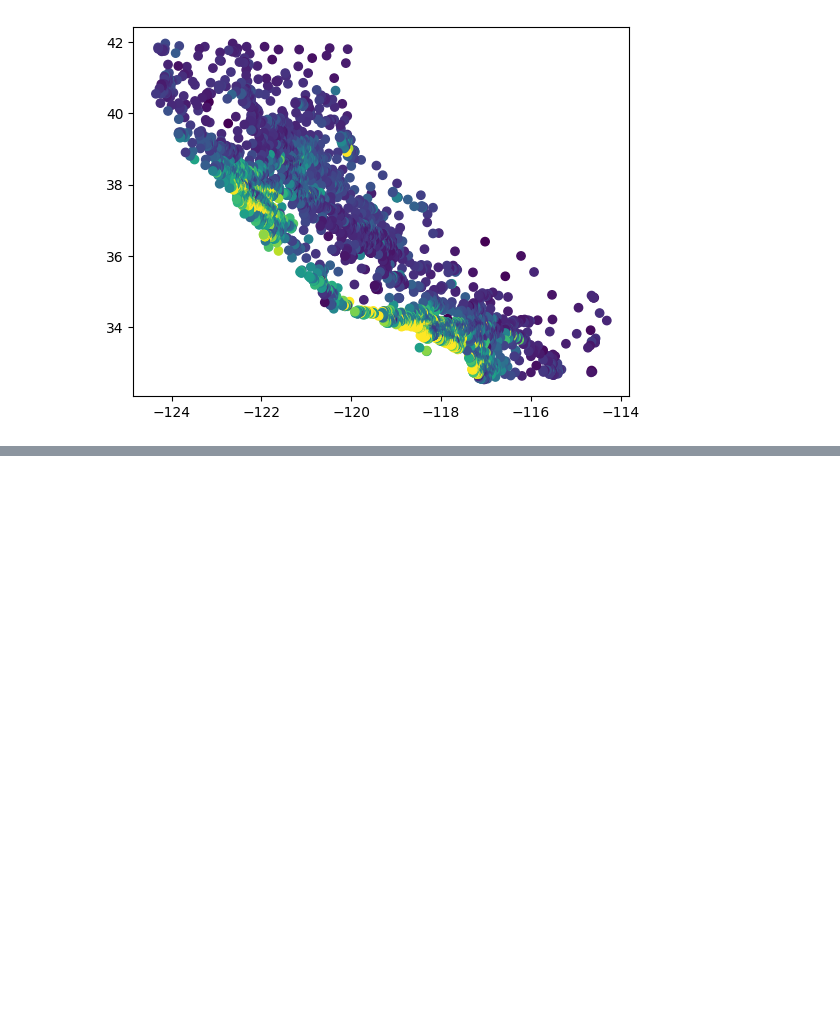
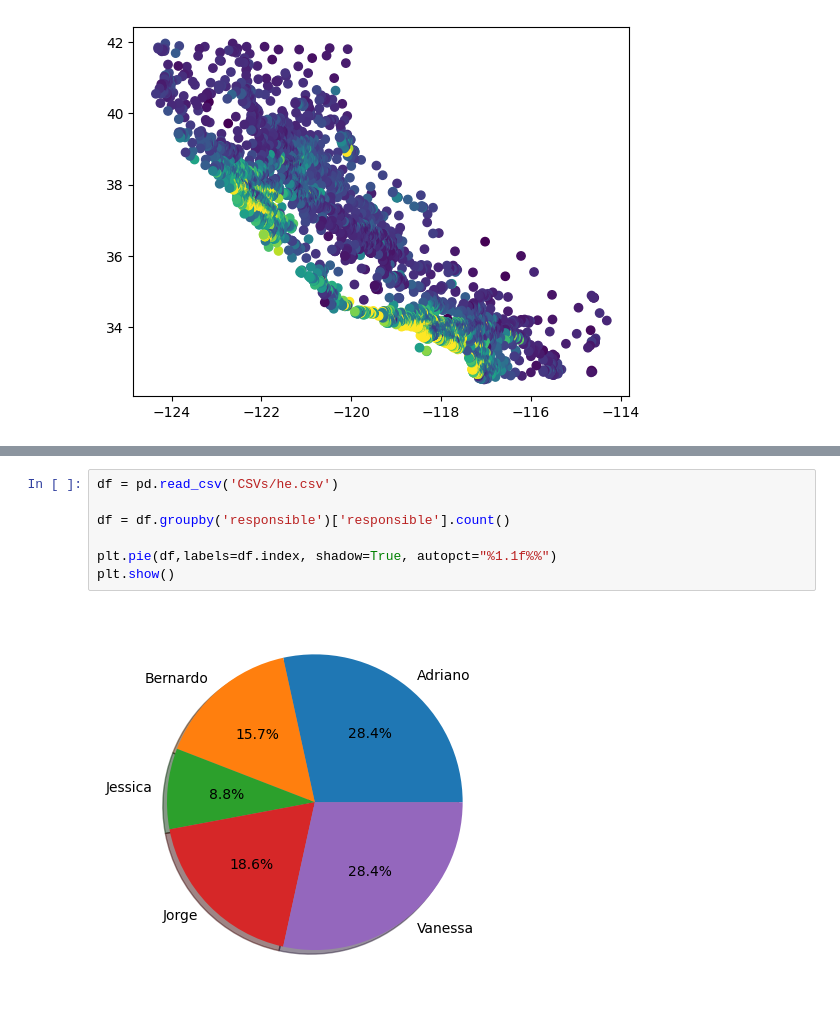
Before and after one commit to igromachado/codigos_ets, a Jupyter notebook: Python_Bibliotecas/matplotlib/exercícios.ipynb, the cells around one changed output, grey strips where cells are left out. Saved outputs shown, nothing was run; the diff lists cells and outputs as text; blank space fills up the shorter version.

```diff
--- a/Python_Bibliotecas/matplotlib/exercícios.ipynb
+++ b/Python_Bibliotecas/matplotlib/exercícios.ipynb
@@ -110,0 +147,9 @@ plt.show()
+# %%
+df = pd.read_csv('CSVs/he.csv')
+
+df = df.groupby('responsible')['responsible'].count()
+
+plt.pie(df,labels=df.index, shadow=True, autopct="%1.1f%%")
+plt.show()
+# %% [output]
+[figure, added]
```
Also changed, not shown: parts of 7 cells of this notebook, 2 other files.
